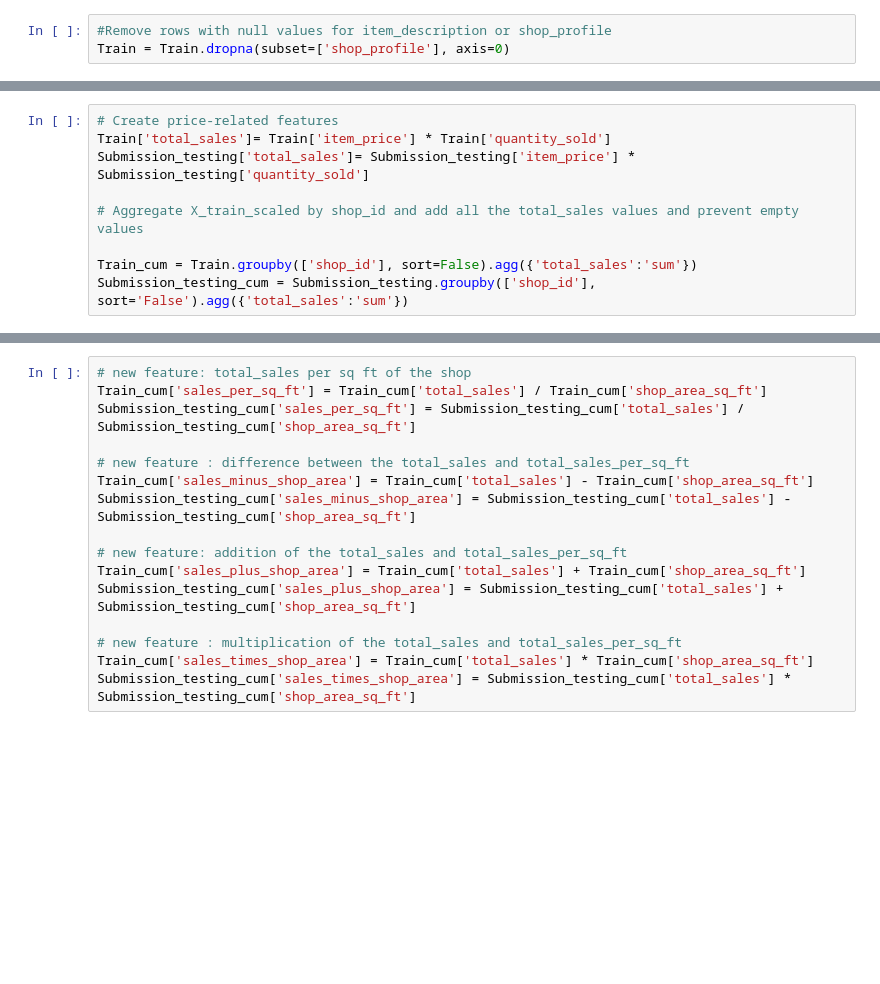
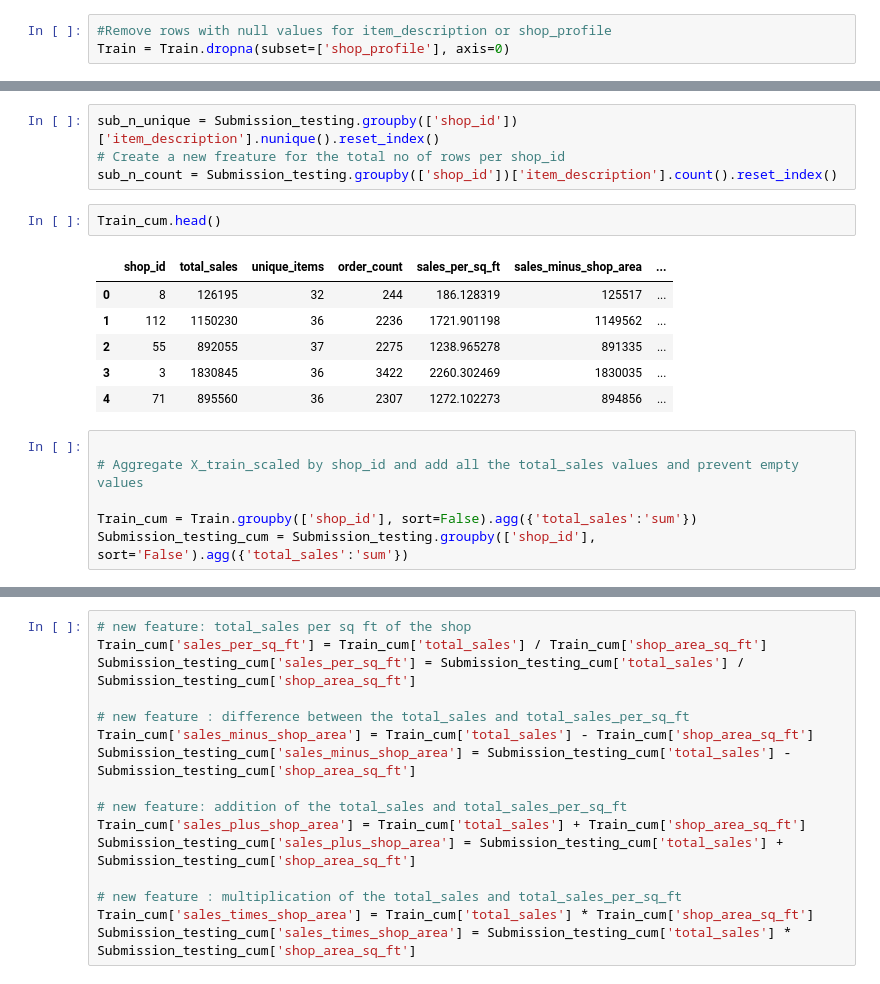
Before and after one commit to AnoshanJ/Datastorm4.0, a Jupyter notebook: Day 2/NewSolution.ipynb, the cells around one changed output, grey strips where cells are left out. Saved outputs shown, nothing was run; the diff lists cells and outputs as text; blank space fills up the shorter version.

```diff
--- a/Day 2/NewSolution.ipynb
+++ b/Day 2/NewSolution.ipynb
@@ -60,7 +94,17 @@ Train = Train.dropna(subset=['shop_profile'], axis=0)
+# %%
+sub_n_unique = Submission_testing.groupby(['shop_id'])['item_description'].nunique().reset_index()
+# Create a new freature for the total no of rows per shop_id
+sub_n_count = Submission_testing.groupby(['shop_id'])['item_description'].count().reset_index()
+# %%
+Train_cum.head()
+# %% [output]
+|  | shop_id | total_sales | unique_items | order_count | sales_per_sq_ft | sales_minus_shop_area | ... |
+| 0 | 8 | 126195 | 32 | 244 | 186.128319 | 125517 | ... |
+| 1 | 112 | 1150230 | 36 | 2236 | 1721.901198 | 1149562 | ... |
+| 2 | 55 | 892055 | 37 | 2275 | 1238.965278 | 891335 | ... |
+| 3 | 3 | 1830845 | 36 | 3422 | 2260.302469 | 1830035 | ... |
+| 4 | 71 | 895560 | 36 | 2307 | 1272.102273 | 894856 | ... |
 # %%
-# Create price-related features
-Train['total_sales']= Train['item_price'] * Train['quantity_sold']
-Submission_testing['total_sales']= Submission_testing['item_price'] * Submission_testing['quantity_sold']
 
 # Aggregate X_train_scaled by shop_id and add all the total_sales values and prevent empty values
 
```
Also changed, not shown: parts of 32 cells of this notebook, 1 other file.
